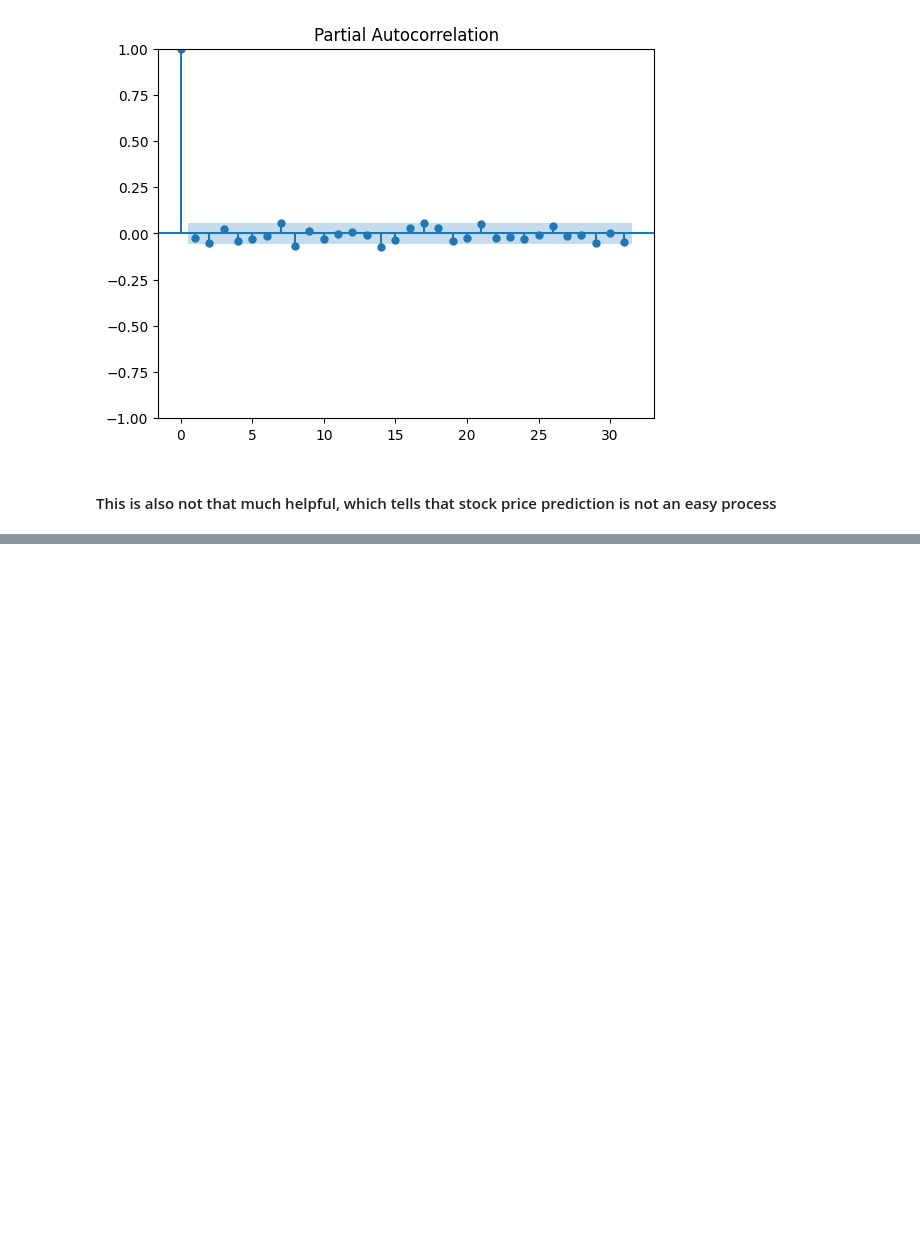
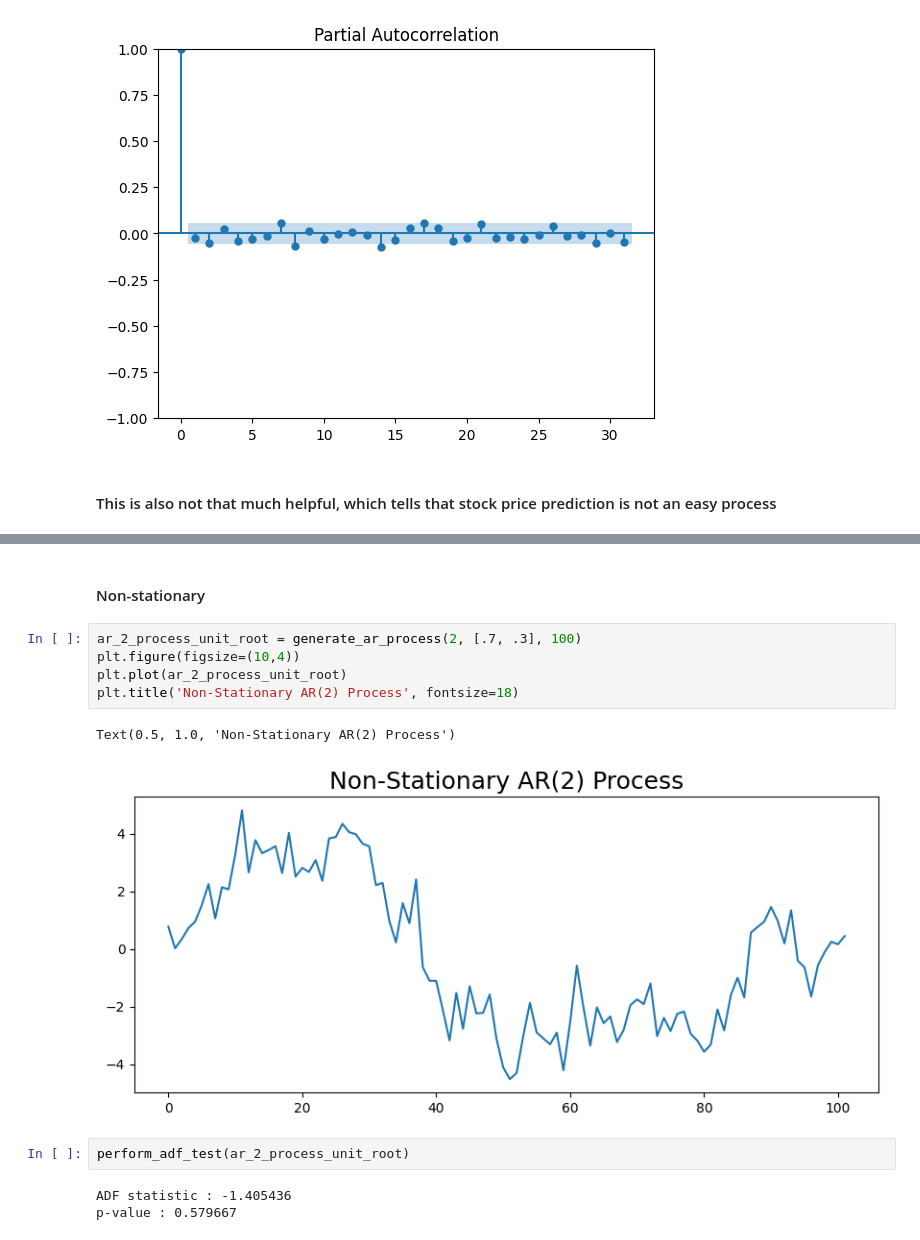
Before and after one commit to crsdvaibhav/notes, a Jupyter notebook: finance/time-series/time-series-1.ipynb, the cells around one changed output, grey strips where cells are left out. Saved outputs shown, nothing was run; the diff lists cells and outputs as text; blank space fills up the shorter version.

```diff
--- a/finance/time-series/time-series-1.ipynb
+++ b/finance/time-series/time-series-1.ipynb
@@ -144,0 +214,15 @@ pacf_plot = plot_pacf(tickerDf.FirstDifference)
+# %% [markdown]
+#### Non-stationary
+# %%
+ar_2_process_unit_root = generate_ar_process(2, [.7, .3], 100)
+plt.figure(figsize=(10,4))
+plt.plot(ar_2_process_unit_root)
+plt.title('Non-Stationary AR(2) Process', fontsize=18)
+# %% [output]
+Text(0.5, 1.0, 'Non-Stationary AR(2) Process')
+[figure, added]
+# %%
+perform_adf_test(ar_2_process_unit_root)
+# %% [output]
+ADF statistic : -1.405436
+p-value : 0.579667
```
Also changed, not shown: parts of 18 cells of this notebook, 2 other files.
